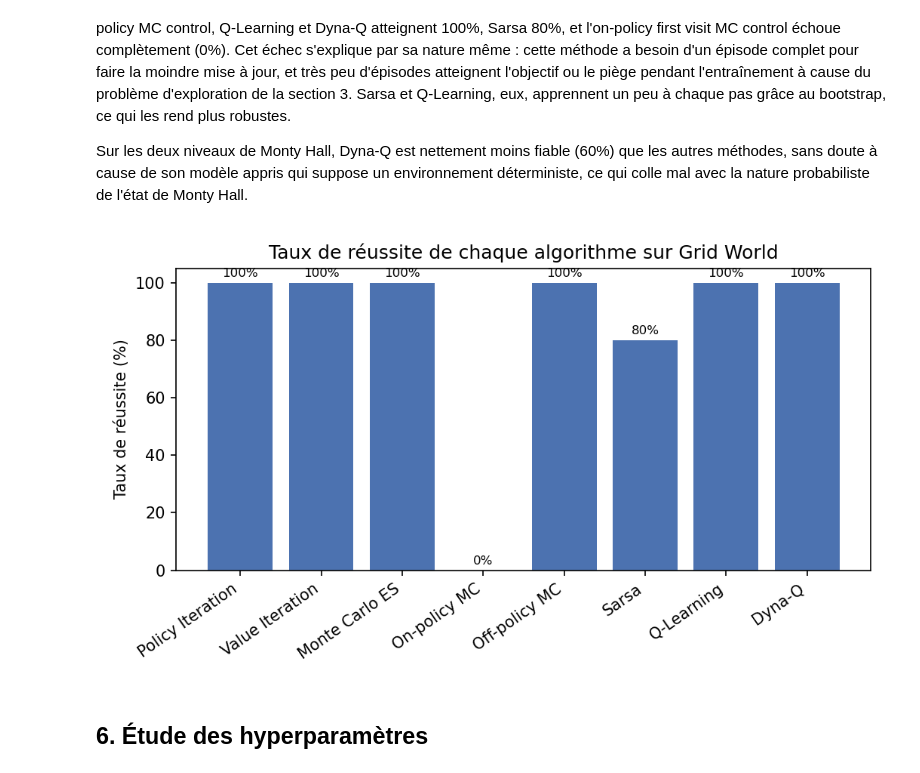
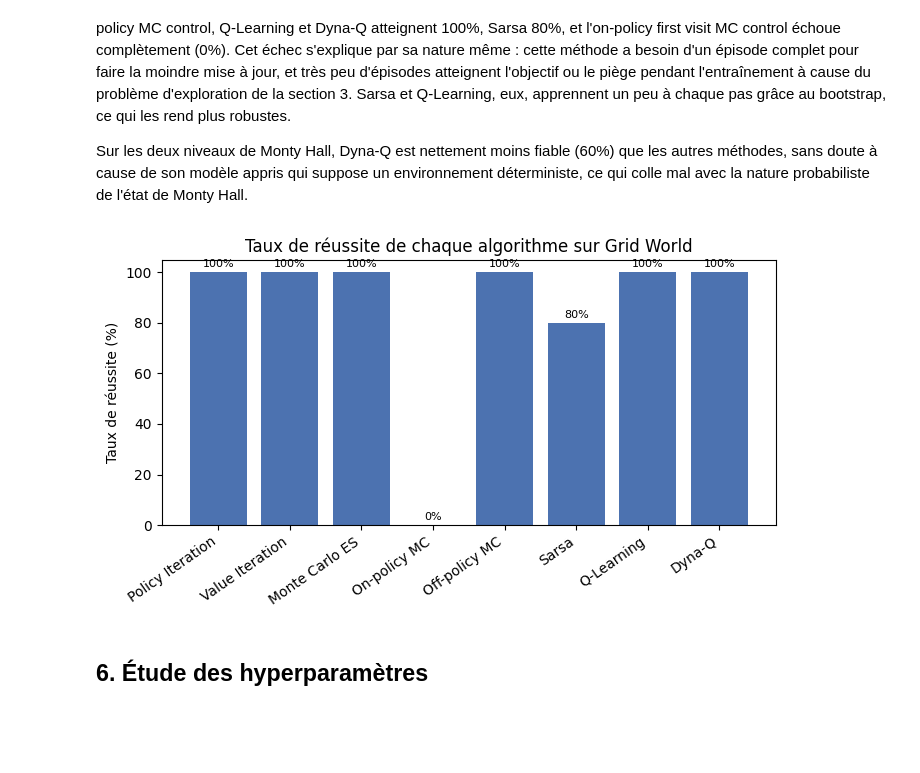
Before and after one commit to Mac-Aurel/deep-reinforcment-learning, a Jupyter notebook: notebooks/Rapport final.ipynb, the cells around one changed output. Cells and saved outputs as stored; diff of their text form; code cells hidden in the pictures; blank space fills up the shorter version.

```diff
--- a/notebooks/Rapport final.ipynb
+++ b/notebooks/Rapport final.ipynb
@@ -17,21 +17,31 @@ Ce notebook recharge les résultats déjà calculés et sauvegardés dans `resul
 # %%
 import os
 import sys
-import csv
+import time
+import subprocess
+import json
+import tempfile
 
+import numpy as np
 import pandas as pd
-from IPython.display import Image, display
+import matplotlib.pyplot as plt
+
+%matplotlib inline
 
 REPO_ROOT = os.path.abspath(os.path.join(os.getcwd(), '..'))
 if REPO_ROOT not in sys.path:
     sys.path.insert(0, REPO_ROOT)
 
-RESULTS_DIR = os.path.join(REPO_ROOT, 'results')
-FIGURES_DIR = os.path.join(REPO_ROOT, 'report', 'figures')
-
-def load_csv(name):
-    with open(os.path.join(RESULTS_DIR, name)) as f:
-        return pd.DataFrame(list(csv.DictReader(f)))
+ALGO_LABELS = {
+    "policy_iteration": "Policy Iteration",
+    "value_iteration": "Value Iteration",
+    "monte_carlo_es": "Monte Carlo ES",
+    "on_policy_first_visit_mc": "On-policy MC",
+    "off_policy_mc": "Off-policy MC",
+    "sarsa": "Sarsa",
+    "q_learning": "Q-Learning",
+    "dyna_q": "Dyna-Q",
+}
 # %% [markdown]
 ## 2. Les environnements
 
@@ -120,9 +238,22 @@ C'est sur Grid World que les différences sont les plus visibles : la programmat
 
 Sur les deux niveaux de Monty Hall, Dyna-Q est nettement moins fiable (60%) que les autres méthodes, sans doute à cause de son modèle appris qui suppose un environnement déterministe, ce qui colle mal avec la nature probabiliste de l'état de Monty Hall.
 # %%
-display(Image(os.path.join(FIGURES_DIR, 'success_rate_grid_world.png')))
+grid_rows = baseline[baseline["environment"] == "grid_world"]
+names = [ALGO_LABELS[a] for a in grid_rows["algorithm"]]
+values = grid_rows["success_rate"] * 100
+
+plt.figure(figsize=(7, 4))
+bars = plt.bar(names, values, color="#4C72B0")
+plt.ylabel("Taux de réussite (%)")
+plt.title("Taux de réussite de chaque algorithme sur Grid World")
+plt.xticks(rotation=35, ha="right")
+plt.ylim(0, 105)
+for bar, value in zip(bars, values):
+    plt.text(bar.get_x() + bar.get_width() / 2, value + 2, f"{value:.0f}%", ha="center", fontsize=8)
+plt.tight_layout()
+plt.show()
 # %% [output]
-[figure, old version]
+[figure, new version]
 # %% [markdown]
 ## 6. Étude des hyperparamètres
 # %%
```
Also changed, not shown: parts of 8 cells of this notebook.
